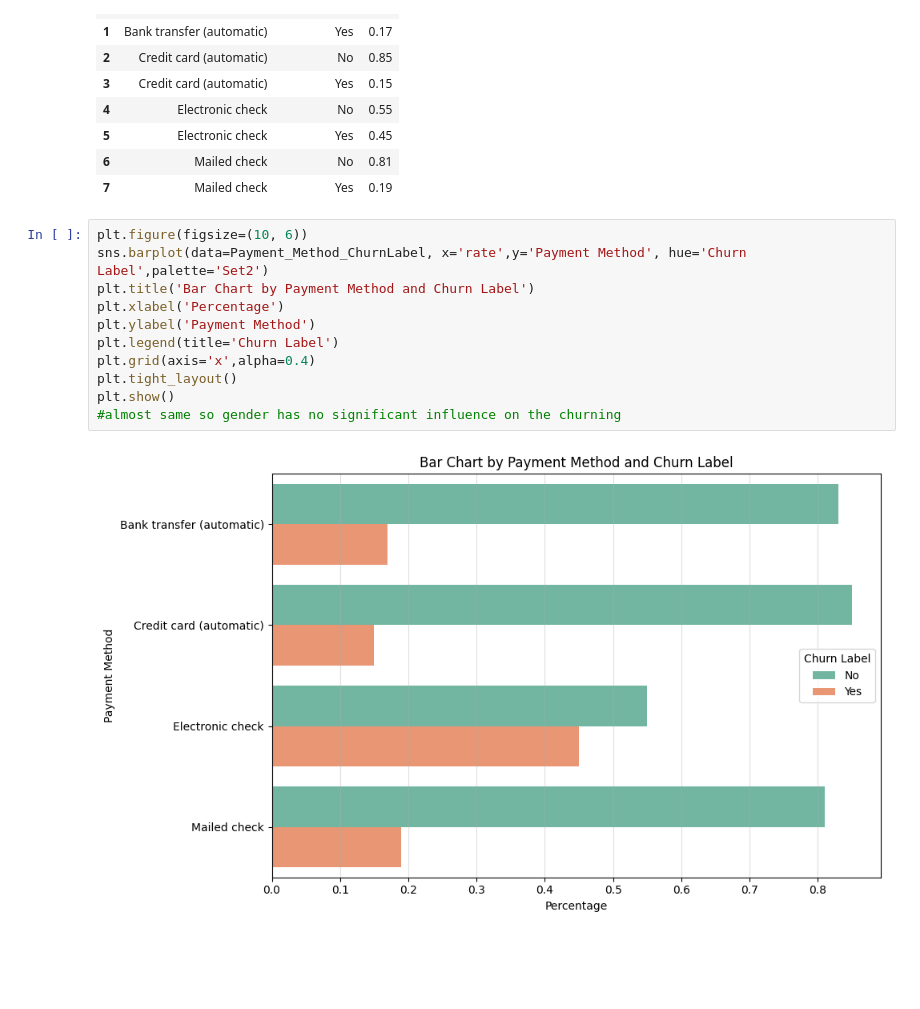
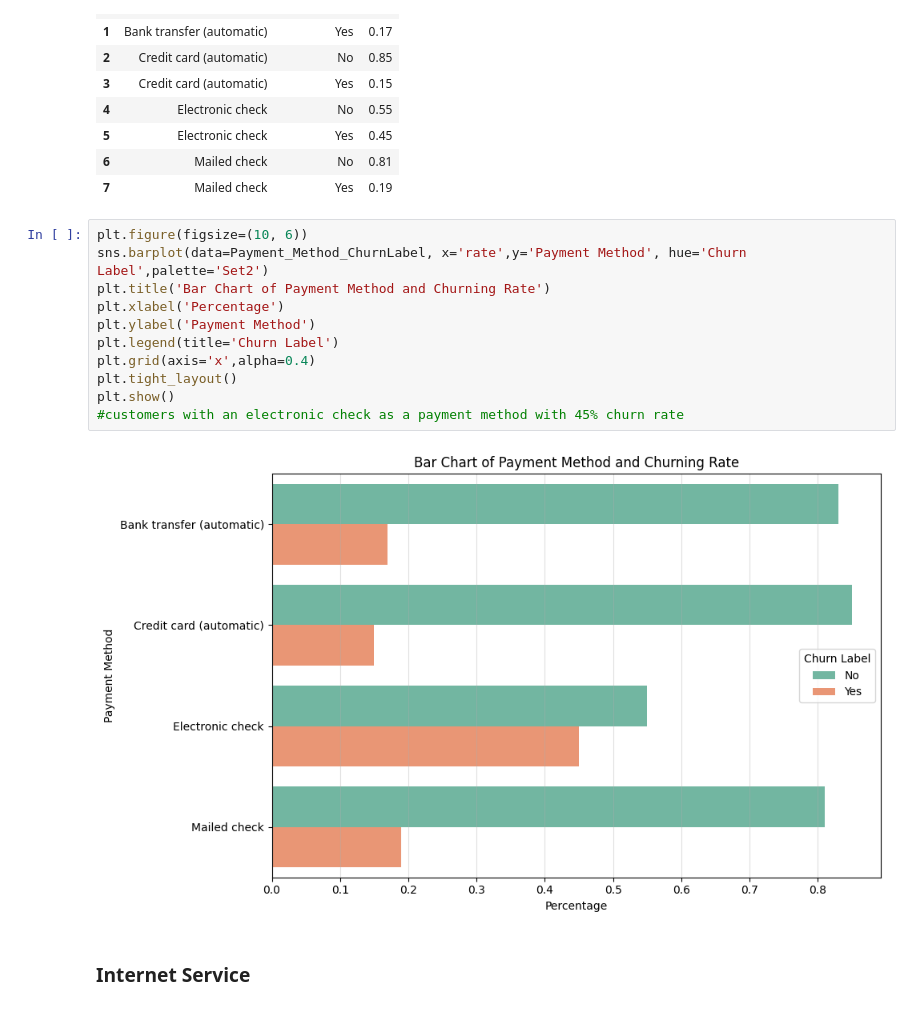
Before and after one commit to ArnabPurkaystha/ai_training, a Jupyter notebook: mini_project/project.ipynb, the cells around one changed output. Drawn from its saved outputs; the diff is of its cells as text; blank space fills up the shorter version.

```diff
--- a/mini_project/project.ipynb
+++ b/mini_project/project.ipynb
@@ -396,13 +385,15 @@ Payment_Method_ChurnLabel
 # %%
 plt.figure(figsize=(10, 6))
 sns.barplot(data=Payment_Method_ChurnLabel, x='rate',y='Payment Method', hue='Churn Label',palette='Set2')
-plt.title('Bar Chart by Payment Method and Churn Label')
+plt.title('Bar Chart of Payment Method and Churning Rate')
 plt.xlabel('Percentage')
 plt.ylabel('Payment Method')
 plt.legend(title='Churn Label')
 plt.grid(axis='x',alpha=0.4)
 plt.tight_layout()
 plt.show()
-#almost same so gender has no significant influence on the churning
+#customers with an electronic check as a payment method with 45% churn rate
 # %% [output]
-[figure, old version]
+[figure, new version]
+# %% [markdown]
+### Internet Service
```
Also changed, not shown: parts of 46 cells of this notebook.
